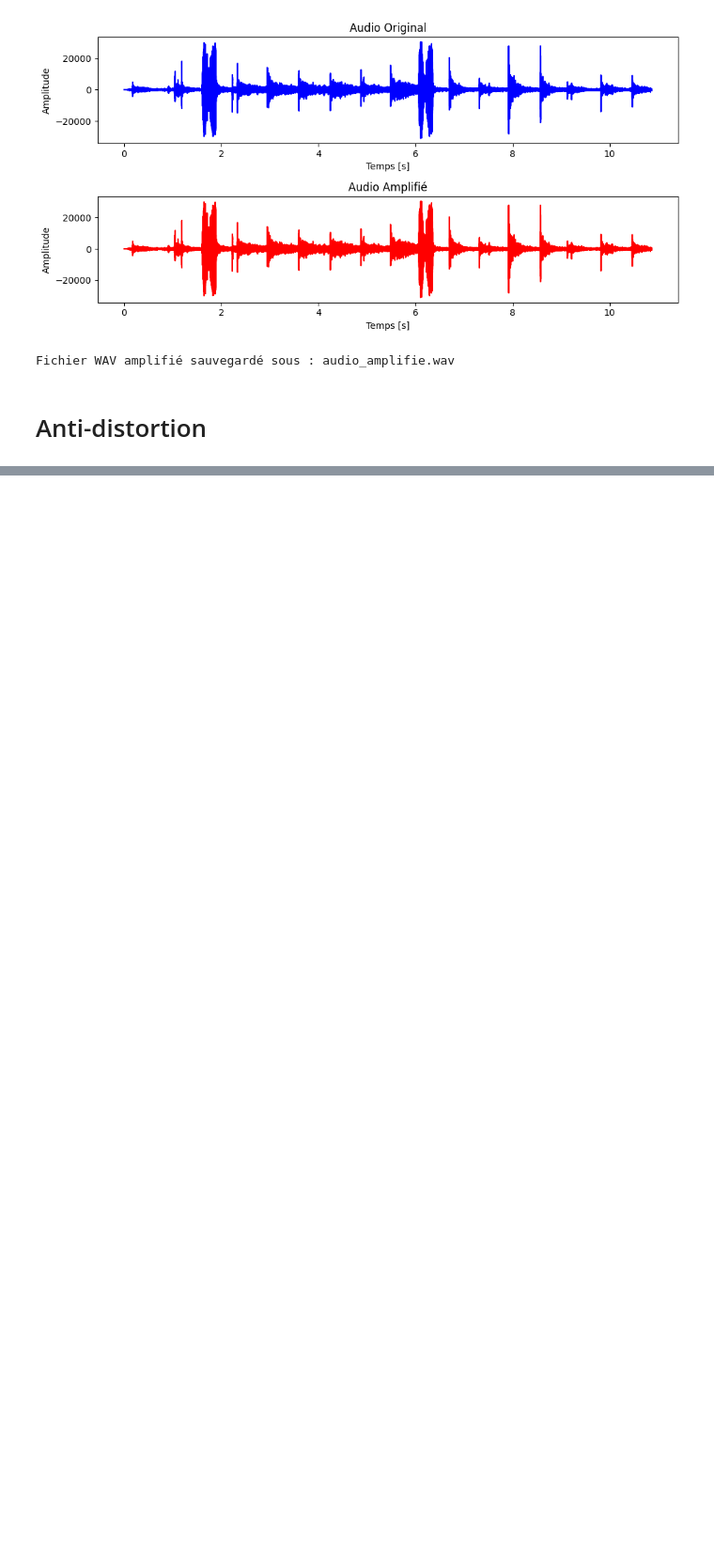
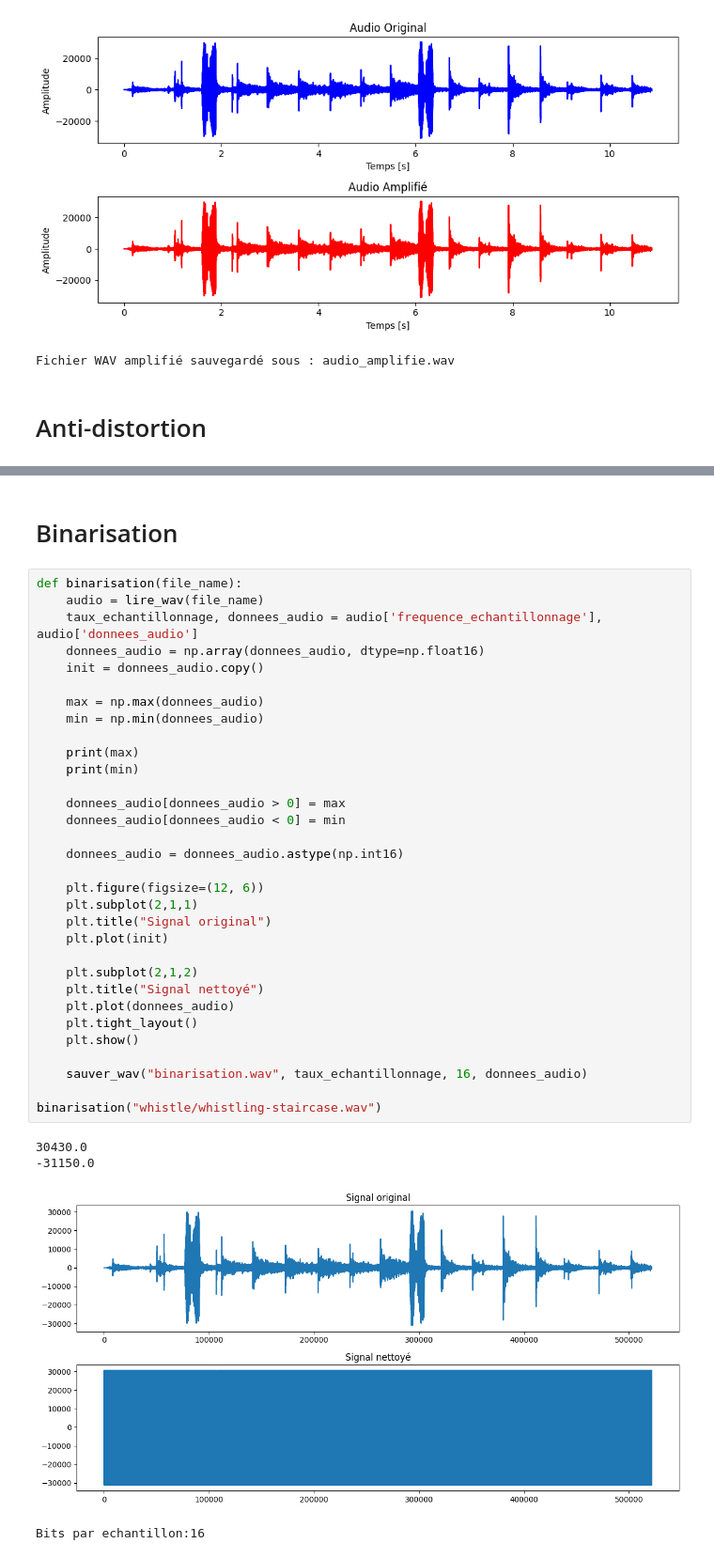
Before and after one commit to N1A1voIt/sound_editor, a Jupyter notebook: python_sound_editor/notebook_v2.ipynb, the cells around one changed output, grey strips where cells are left out. Shown at 94% size. Drawn from its saved outputs; the diff is of its cells as text; blank space fills up the shorter version.

Commit message:
Binarisation

```diff
--- a/python_sound_editor/notebook_v2.ipynb
+++ b/python_sound_editor/notebook_v2.ipynb
@@ -266,3 +267,42 @@ nettoyer(signal_path, bruit_path)
 # %% [output]
 [figure]
 Bits par echantillon:16
+# %% [markdown]
+# Binarisation
+# %%
+def binarisation(file_name):
+    audio = lire_wav(file_name)
+    taux_echantillonnage, donnees_audio = audio['frequence_echantillonnage'], audio['donnees_audio']
+    donnees_audio = np.array(donnees_audio, dtype=np.float16)
+    init = donnees_audio.copy()
+
+    max = np.max(donnees_audio)
+    min = np.min(donnees_audio)
+
+    print(max)
+    print(min)
+
+    donnees_audio[donnees_audio > 0] = max
+    donnees_audio[donnees_audio < 0] = min
+
+    donnees_audio = donnees_audio.astype(np.int16)
+
+    plt.figure(figsize=(12, 6))
+    plt.subplot(2,1,1)
+    plt.title("Signal original")
+    plt.plot(init)
+
+    plt.subplot(2,1,2)
+    plt.title("Signal nettoyé")
+    plt.plot(donnees_audio)
+    plt.tight_layout()
+    plt.show()
+
+    sauver_wav("binarisation.wav", taux_echantillonnage, 16, donnees_audio)
+
+binarisation("whistle/whistling-staircase.wav")
+# %% [output]
+30430.0
+-31150.0
+[figure, added]
+Bits par echantillon:16
```
Also changed, not shown: parts of 3 cells of this notebook, 2 other files.
